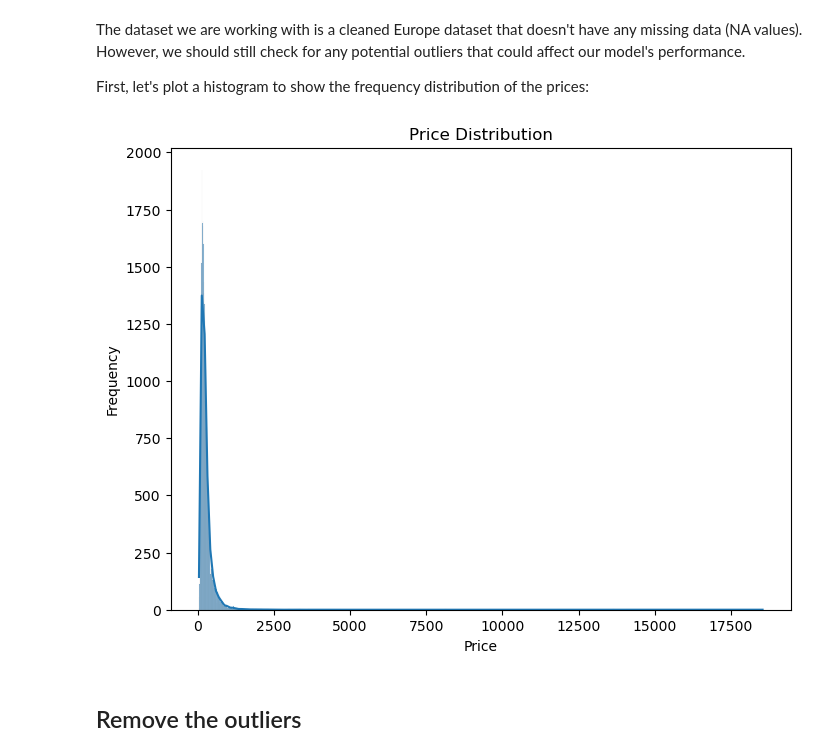
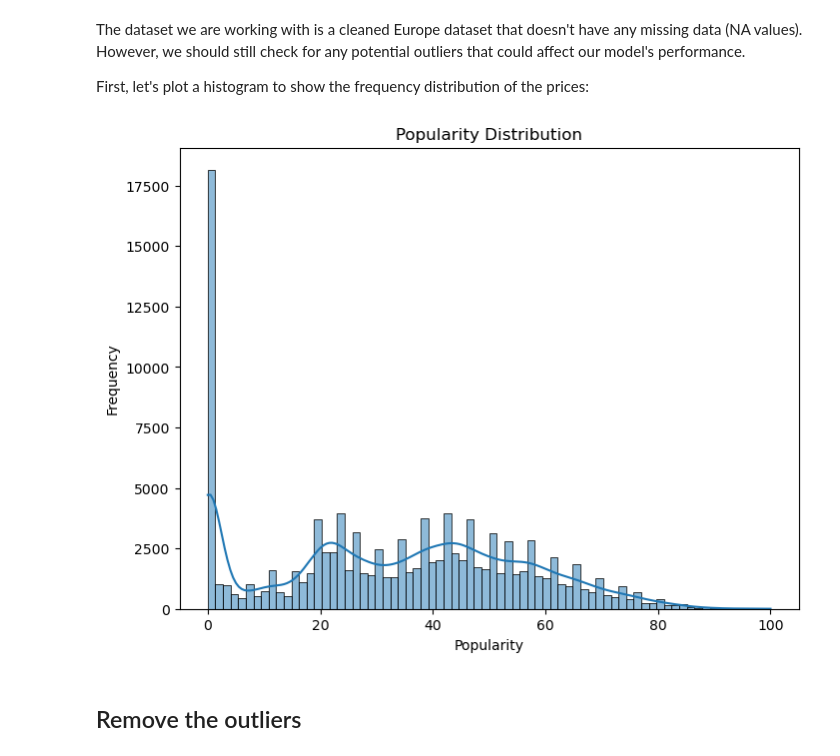
Before and after one commit to UCB-stat-159-f25/final-group22, a Jupyter notebook: data_preprocessing.ipynb, the cells around one changed output. Drawn from its saved outputs; the diff is of its cells as text; code cells hidden in the pictures.

Commit message:
Edited the data_prep notebook visualization

```diff
--- a/data_preprocessing.ipynb
+++ b/data_preprocessing.ipynb
@@ -48,14 +48,14 @@ First, let's plot a histogram to show the frequency distribution of the prices:
 # %%
 # Histogram for price distribution
 plt.figure(figsize=(8, 6))
-sns.histplot(df['Price'], kde=True)
-plt.title('Price Distribution')
-plt.xlabel('Price')
+sns.histplot(df['popularity'], kde=True)
+plt.title('Popularity Distribution')
+plt.xlabel('Popularity')
 plt.ylabel('Frequency')
-plt.savefig('figures/price_distribution_before.png', dpi=300, bbox_inches='tight')
+#plt.savefig('figures/price_distribution_before.png', dpi=300, bbox_inches='tight')
 plt.show()
 # %% [output]
-[figure, old version]
+[figure, new version]
 # %% [markdown]
 ## Remove the outliers
 # %% [markdown]
```
